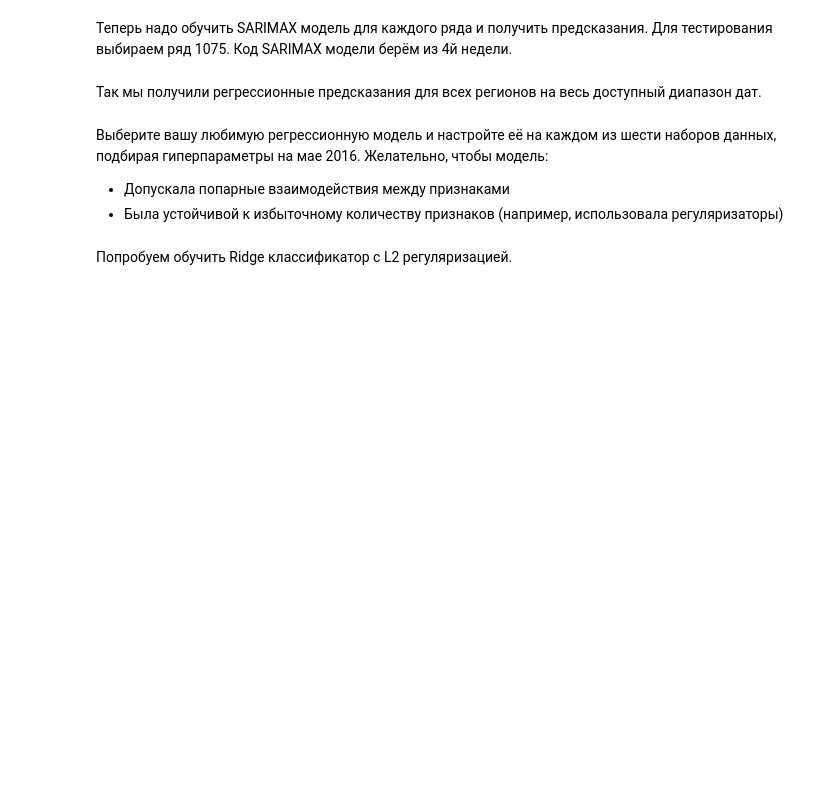
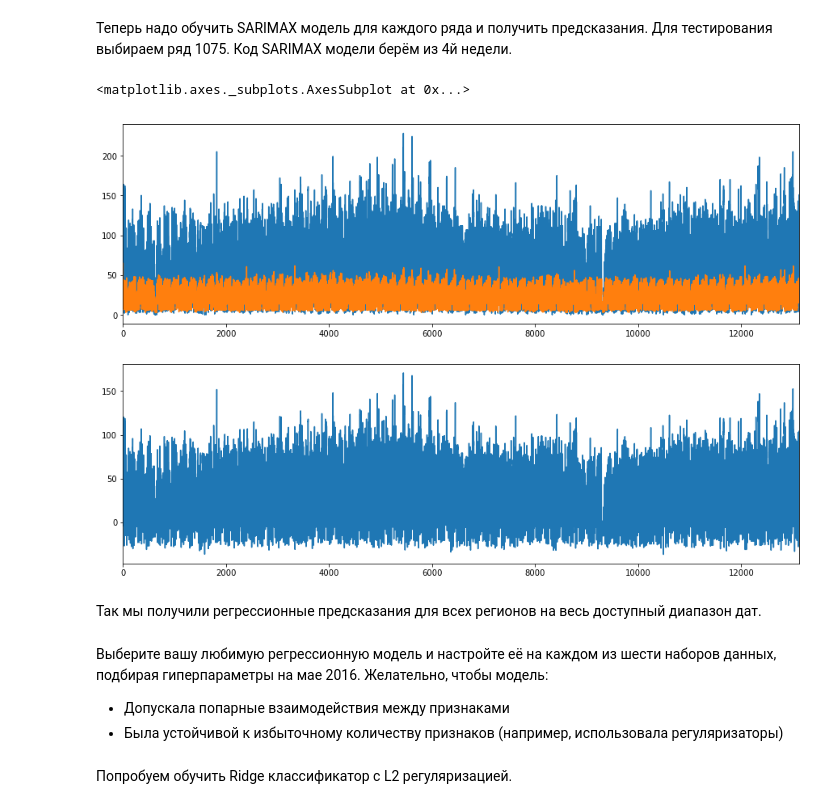
Before and after one commit to PhySci/projectNYtaxi, a Jupyter notebook: week5/week 5-2.ipynb, the cells around one changed output. Saved outputs shown, nothing was run; the diff lists cells and outputs as text; code cells hidden in the pictures; blank space fills up the shorter version.

```diff
--- a/week5/week 5-2.ipynb
+++ b/week5/week 5-2.ipynb
@@ -302 +331,9 @@ print linReg.score(df3.loc[startTest:endTest,:].drop(dropList,axis = 1),df3.loc[
+# %%
+df3 = df3.assign(yr_1 = df3.regressor1.shift(1))
+df3 = df3.assign(yr_2 = df3.regressor1.shift(2))
+df3 = df3.assign(yr_3 = df3.regressor1.shift(3))
+df3 = df3.assign(yr_4 = df3.regressor1.shift(4))
+df3 = df3.assign(yr_5 = df3.regressor1.shift(5))
+df3 = df3.assign(yr_6 = df3.regressor1.shift(6))
+df3.fillna(0,inplace=True)
 # %%
@@ -306,5 +349,3 @@ regression1
-# %%
-df3 = df3.assign(regressor1 = regression1)
 # %% [markdown]
 Теперь надо обучить SARIMAX модель для каждого ряда и получить предсказания.
 Для тестирования выбираем ряд 1075. Код SARIMAX модели берём из 4й недели.
@@ -315,0 +357,16 @@ ts = tsGroups.get_group(regId)
+# %%
+endog = ts.y
+exog = ts.regressor1
+
+plt.figure(figsize=[15,10])
+plt.subplot(211)
+endog.plot()
+exog.plot()
+#plt.xlim(['01-2015','02-2015'])
+
+plt.subplot(212)
+(endog-exog).plot()
+#plt.xlim(['01-2015','02-2015'])
+# %% [output]
+<matplotlib.axes._subplots.AxesSubplot at 0x...>
+[figure, added]
```
Also changed, not shown: parts of 28 cells of this notebook, 1 other file.
